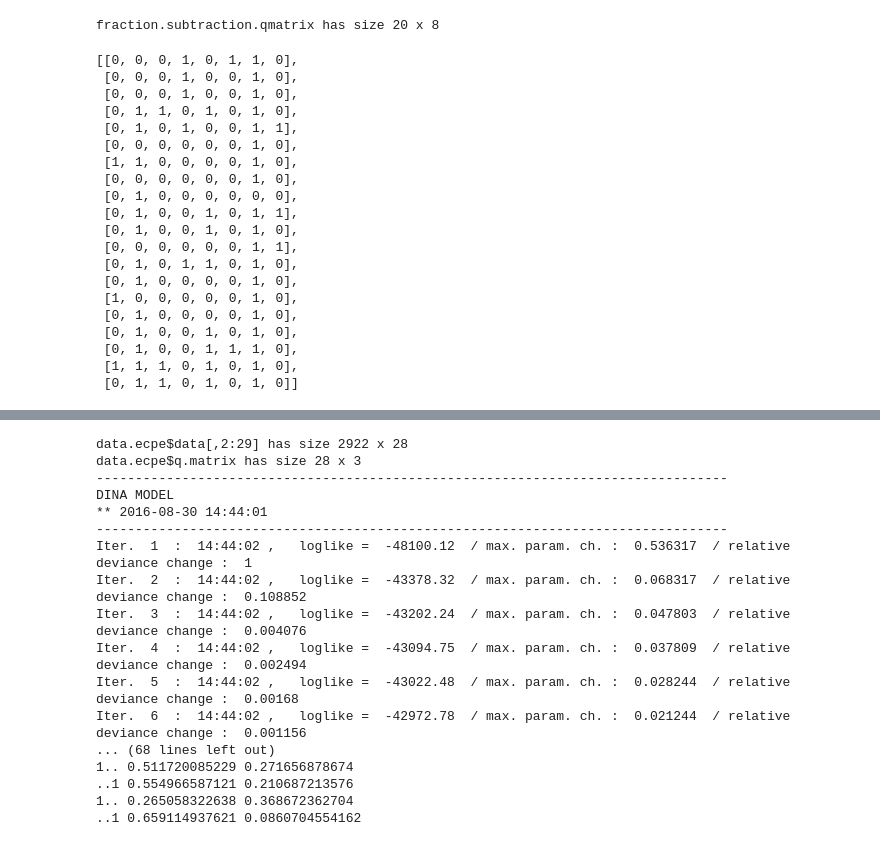
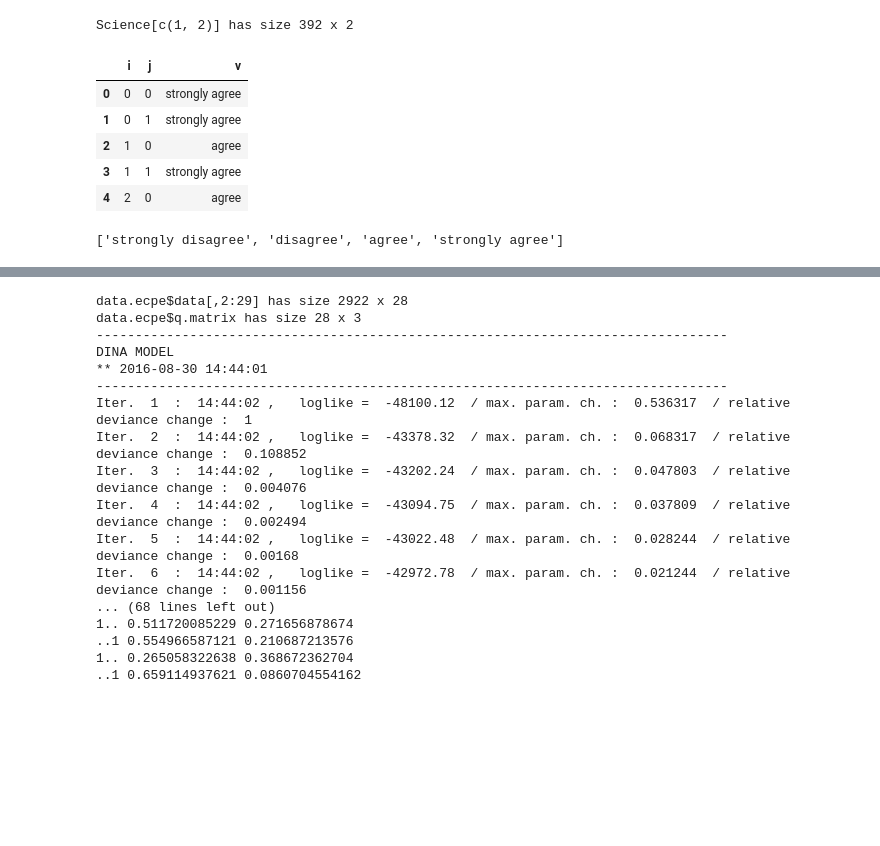
Before and after one commit to jilljenn/qna, a Jupyter notebook: notebooks/Convert datasets for QNA.ipynb, the cells around one changed output, grey strips where cells are left out. Drawn from its saved outputs; the diff is of its cells as text; code cells hidden in the pictures; blank space fills up the shorter version.

```diff
--- a/notebooks/Convert datasets for QNA.ipynb
+++ b/notebooks/Convert datasets for QNA.ipynb
@@ -11,27 +12,24 @@ def pythonify(r_matrix):
     n, m = robjects.r.dim(robjects.r.M)
     print('%s has size %s x %s' % (r_matrix, n, m))
     return [[robjects.r.M.rx(1 + i, 1 + j)[0] for j in range(m)] for i in range(n)]
-# %%
-pythonify('fraction.subtraction.qmatrix')
-# %% [output]
-fraction.subtraction.qmatrix has size 20 x 8
-[[0, 0, 0, 1, 0, 1, 1, 0],
- [0, 0, 0, 1, 0, 0, 1, 0],
- [0, 0, 0, 1, 0, 0, 1, 0],
- [0, 1, 1, 0, 1, 0, 1, 0],
- [0, 1, 0, 1, 0, 0, 1, 1],
- [0, 0, 0, 0, 0, 0, 1, 0],
- [1, 1, 0, 0, 0, 0, 1, 0],
- [0, 0, 0, 0, 0, 0, 1, 0],
- [0, 1, 0, 0, 0, 0, 0, 0],
- [0, 1, 0, 0, 1, 0, 1, 1],
- [0, 1, 0, 0, 1, 0, 1, 0],
- [0, 0, 0, 0, 0, 0, 1, 1],
- [0, 1, 0, 1, 1, 0, 1, 0],
- [0, 1, 0, 0, 0, 0, 1, 0],
- [1, 0, 0, 0, 0, 0, 1, 0],
- [0, 1, 0, 0, 0, 0, 1, 0],
- [0, 1, 0, 0, 1, 0, 1, 0],
- [0, 1, 0, 0, 1, 1, 1, 0],
- [1, 1, 1, 0, 1, 0, 1, 0],
- [0, 1, 1, 0, 1, 0, 1, 0]]
+# %%
+t = pythonify('Science[c(1, 2)]')
+# %% [output]
+Science[c(1, 2)] has size 392 x 2
+# %%
+import pandas as pd
+
+triplets = []
+for i, line in enumerate(t):
+    for j, elt in enumerate(line):
+        triplets.append((i, j, elt))
+df = pd.DataFrame(triplets, columns=('i', 'j', 'v'))
+# %%
+df.head()
+# %% [output]
+|  | i | j | v |
+| 0 | 0 | 0 | strongly agree |
+| 1 | 0 | 1 | strongly agree |
+| 2 | 1 | 0 | agree |
+| 3 | 1 | 1 | strongly agree |
+| 4 | 2 | 0 | agree |
@@ -37,0 +38,4 @@ fraction.subtraction.qmatrix has size 20 x 8
+# %%
+ordered_classes
+# %% [output]
+['strongly disagree', 'disagree', 'agree', 'strongly agree']
```
Also changed, not shown: parts of 8 cells of this notebook.
